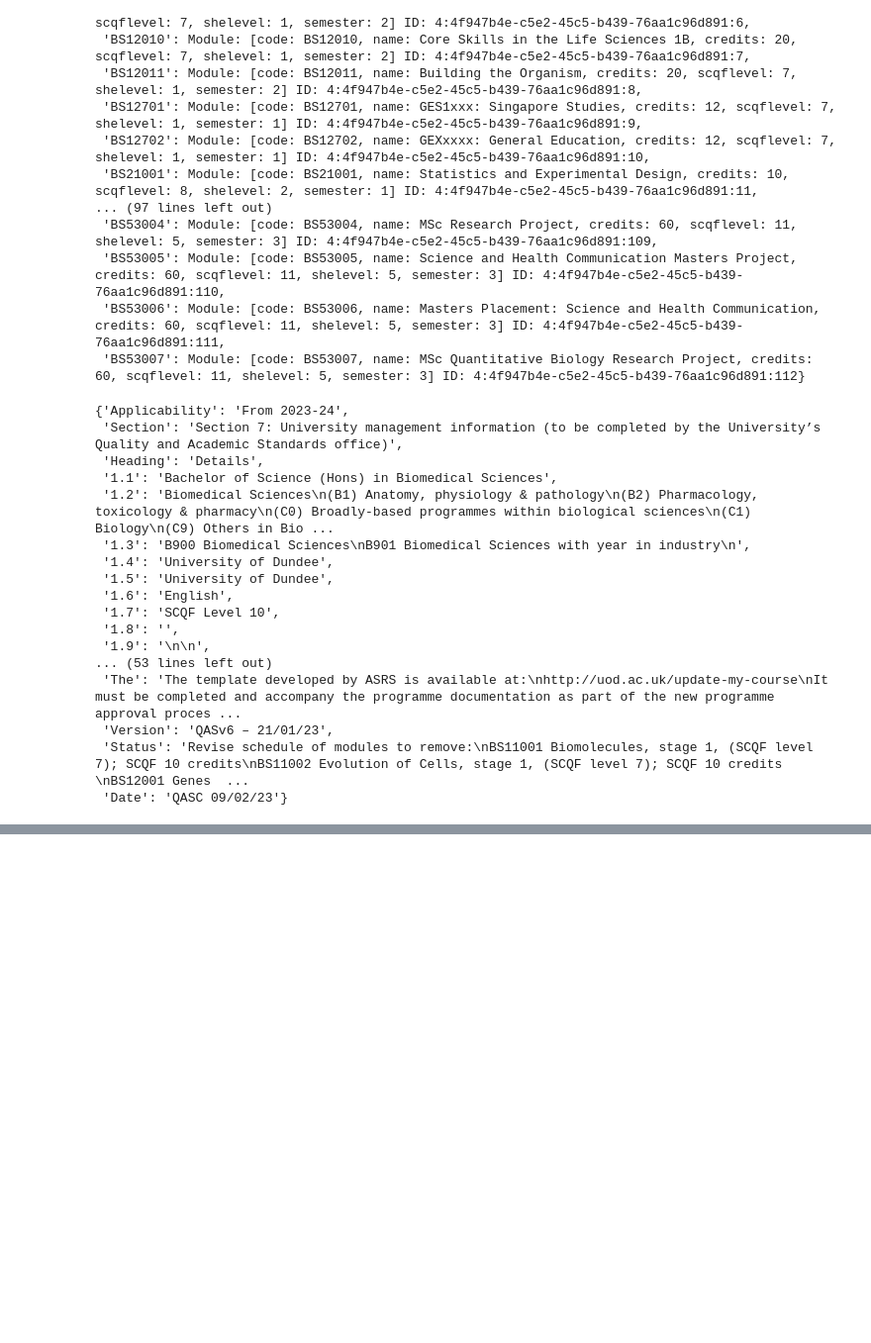
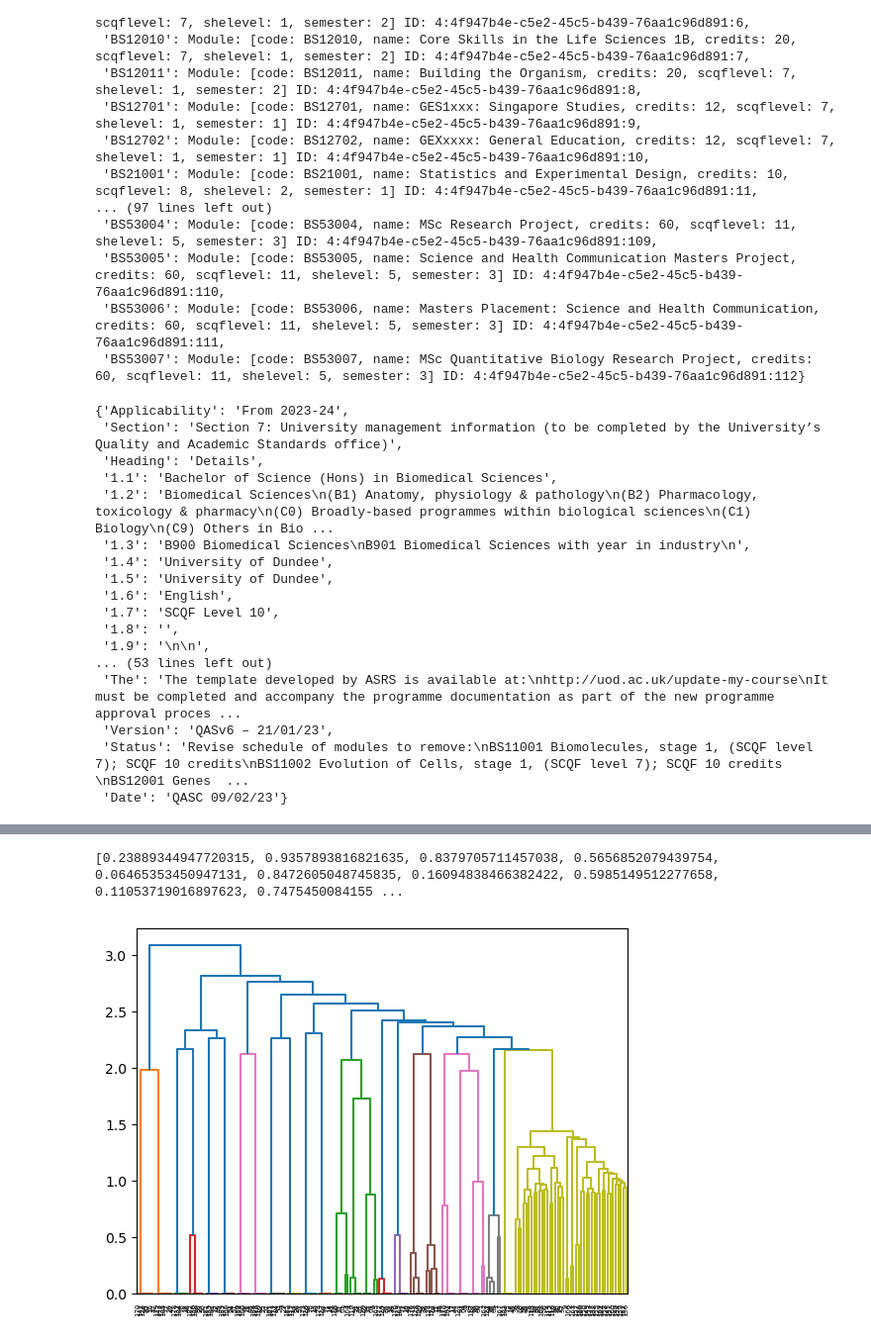
Before and after one commit to davidmam/curriculumTools, a Jupyter notebook: Programme loading.ipynb, the cells around one changed output, grey strips where cells are left out. Shown at 99% size. Saved outputs shown, nothing was run; the diff lists cells and outputs as text; code cells hidden in the pictures; blank space fills up the shorter version.

Commit message:
Clustering for all ilos implemented

```diff
--- a/Programme loading.ipynb
+++ b/Programme loading.ipynb
@@ -284,0 +292,18 @@ tablecount
+# %%
+ iloslong=[(m,i) for m in ilos for i in ilos[m] if i]
+
+def ilocompare(a, b):
+    seta = set([ word for word in a[1].split() if len(word)>4])
+    setb = set([ word for word in b[1].split() if len(word)>4])
+    union =seta.union(setb)
+    inter = seta.intersection(setb)
+    if not union:
+        return 1
+    return 1-(len(inter)/len(union))
+# %%
+dm =[]
+for y in range(len(iloslong)):
+    ymat=[]
+    for x in range(len(iloslong)):
+        ymat.append(ilocompare(iloslong[x], iloslong[y]))
+    dm.append(ymat)
@@ -284,0 +315,6 @@ tablecount
+# %%
+testdata = [random.random() for x in range(10)]
+print(testdata)
+dm = pairwise_distances( np.array([[x] for x in testdata]),force_all_finite=False)
+# %% [output]
+[0.23889344947720315, 0.9357893816821635, 0.8379705711457038, 0.5656852079439754, 0.06465353450947131, 0.8472605048745835, 0.16094838466382422, 0.5985149512277658, 0.11053719016897623, 0.7475450084155 ...
@@ -284,0 +324,9 @@ tablecount
+# %%
+pdm=squareform(dm)
+iloh =ward(pdm)
+# %%
+dendrogram(iloh)
+plt.show()
+clusters=cut_tree(iloh, height=1.0)
+# %% [output]
+[figure, added]
```
Also changed, not shown: parts of 20 cells of this notebook.
